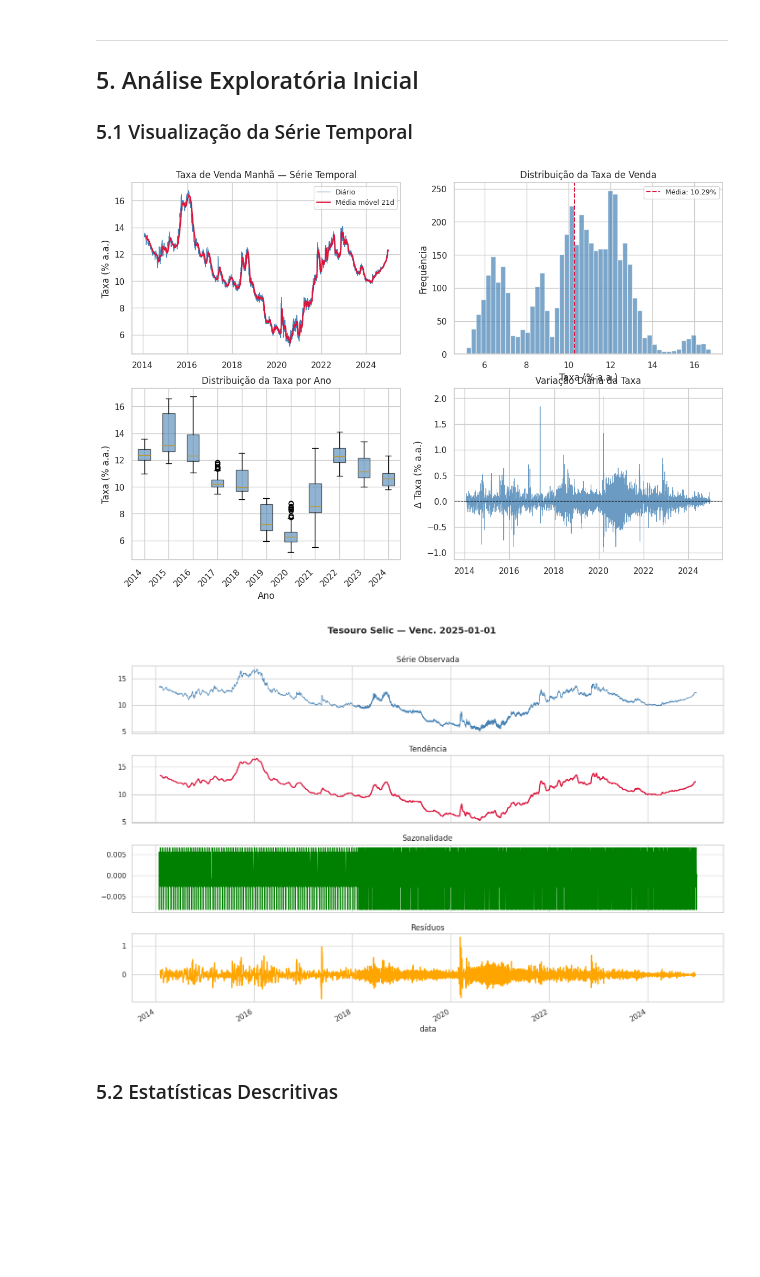
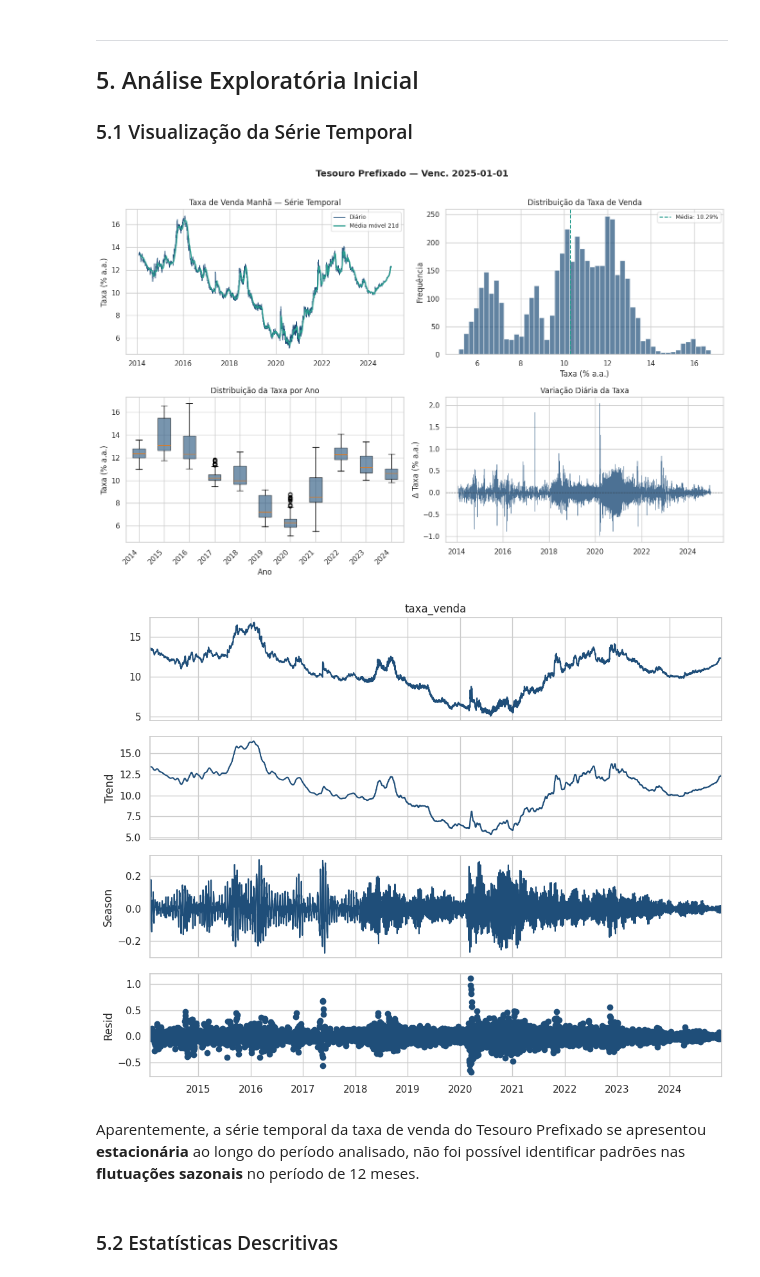
Before and after one commit to marciomocellin/machine-learning-tesouro-direto, a Jupyter notebook: MVP_Machine_Learning_Tesouro_Direto.ipynb, the cells around one changed output. Saved outputs shown, nothing was run; the diff lists cells and outputs as text; code cells hidden in the pictures; blank space fills up the shorter version.

```diff
--- a/MVP_Machine_Learning_Tesouro_Direto.ipynb
+++ b/MVP_Machine_Learning_Tesouro_Direto.ipynb
@@ -74,7 +74,16 @@ import warnings
 import time
 
 warnings.filterwarnings('ignore')
-sns.set_theme(style='whitegrid', palette='husl')
+
+# Paleta consistente para todas as visualizações
+COLOR_PRIMARY = '#1f4e79'     # Azul principal
+COLOR_SECONDARY = '#e07a1f'   # Laranja de contraste
+COLOR_ACCENT = '#2a9d8f'      # Verde para destaque
+COLOR_ALERT = '#c1121f'       # Vermelho para corte/limites
+COLOR_NEUTRAL = '#6c757d'     # Cinza para baseline
+COLOR_DARK = '#2f2f2f'
+
+sns.set_theme(style='whitegrid', palette=[COLOR_PRIMARY, COLOR_SECONDARY, COLOR_ACCENT])
 pd.set_option('display.max_columns', None)
 pd.set_option('display.float_format', '{:.4f}'.format)
 
@@ -287,9 +296,9 @@ fig, axes = plt.subplots(2, 2, figsize=(14, 9))
 
 # --- Série temporal principal ---
 ax = axes[0, 0]
-ax.plot(df_sel.index, df_sel['taxa_venda'], linewidth=0.9, color='steelblue', label='Diário')
+ax.plot(df_sel.index, df_sel['taxa_venda'], linewidth=0.9, color=COLOR_PRIMARY, label='Diário')
 roll21 = df_sel['taxa_venda'].rolling(21).mean()
-ax.plot(df_sel.index, roll21, linewidth=1.8, color='crimson', label='Média móvel 21d')
+ax.plot(df_sel.index, roll21, linewidth=1.8, color=COLOR_ACCENT, label='Média móvel 21d')
 ax.set_title('Taxa de Venda Manhã — Série Temporal', fontsize=12)
 ax.set_ylabel('Taxa (% a.a.)')
 ax.legend(fontsize=9)
@@ -297,61 +306,57 @@ ax.xaxis.set_major_formatter(mdates.DateFormatter('%Y'))
 
 # --- Distribuição ---
 ax = axes[0, 1]
-ax.hist(df_sel['taxa_venda'].dropna(), bins=50, color='steelblue', alpha=0.7, edgecolor='white')
-ax.axvline(df_sel['taxa_venda'].mean(), color='crimson', linestyle='--',
+ax.hist(df_sel['taxa_venda'].dropna(), bins=50, color=COLOR_PRIMARY, alpha=0.7, edgecolor='white')
+ax.axvline(df_sel['taxa_venda'].mean(), color=COLOR_ACCENT, linestyle='--',
            linewidth=1.5, label=f'Média: {df_sel["taxa_venda"].mean():.2f}%')
 ax.set_title('Distribuição da Taxa de Venda', fontsize=12)
 ax.set_xlabel('Taxa (% a.a.)')
 ax.set_ylabel('Frequência')
 ax.legend(fontsize=9)
 
 # --- Boxplot por ano ---
 ax = axes[1, 0]
 df_ano = df_sel[['taxa_venda']].copy()
 df_ano['ano'] = df_sel.index.year
 grupos = [df_ano.loc[df_ano['ano'] == a, 'taxa_venda'].dropna().values
           for a in sorted(df_ano['ano'].unique())]
 anos = sorted(df_ano['ano'].unique())
 ax.boxplot(grupos, labels=anos, patch_artist=True,
-           boxprops=dict(facecolor='steelblue', alpha=0.6))
+           boxprops=dict(facecolor=COLOR_PRIMARY, alpha=0.6))
 ax.set_title('Distribuição da Taxa por Ano', fontsize=12)
 ax.set_xlabel('Ano')
 ax.set_ylabel('Taxa (% a.a.)')
 plt.setp(ax.get_xticklabels(), rotation=45, ha='right')
 
 # --- Variação diária ---
 ax = axes[1, 1]
 variacao = df_sel['taxa_venda'].diff()
-ax.plot(df_sel.index, variacao, linewidth=0.6, color='steelblue', alpha=0.8)
-ax.axhline(0, color='black', linewidth=0.8, linestyle='--')
+ax.plot(df_sel.index, variacao, linewidth=0.6, color=COLOR_PRIMARY, alpha=0.8)
+ax.axhline(0, color=COLOR_DARK, linewidth=0.8, linestyle='--')
 ax.set_title('Variação Diária da Taxa', fontsize=12)
 ax.set_ylabel('Δ Taxa (% a.a.)')
 ax.xaxis.set_major_formatter(mdates.DateFormatter('%Y'))
 
-# --- decompor uma série temporal ---
-
-
-decomposicao = seasonal_decompose(df_sel['taxa_venda'], model='additive', period=12)
-fig, (ax1, ax2, ax3, ax4) = plt.subplots(4, 1, figsize=(14, 9), sharex=True)
-decomposicao.observed.plot(ax=ax1, color='steelblue', linewidth=0.9)
-ax1.set_title('Série Observada', fontsize=12)
-decomposicao.trend.plot(ax=ax2, color='crimson', linewidth=1.8)
-ax2.set_title('Tendência', fontsize=12)
-decomposicao.seasonal.plot(ax=ax3, color='green', linewidth=1.8)
-ax3.set_title('Sazonalidade', fontsize=12)
-decomposicao.resid.plot(ax=ax4, color='orange', linewidth=1.8)
-ax4.set_title('Resíduos', fontsize=12)
-plt.tight_layout()
 
 plt.suptitle(
-    f'Tesouro Selic — Venc. {melhor_venc.date()}',
+    f'Tesouro Prefixado — Venc. {melhor_venc.date()}',
     fontsize=14, fontweight='bold', y=1.01
 )
 plt.tight_layout()
 plt.show()
 # %% [output]
-[figure, old version]
+[figure, new version]
-[figure, removed]
+# %%
+# --- decompor uma série temporal ---
+
+stl = STL(serie, period=12)
+resultado_stl = stl.fit()
+resultado_stl.plot()
+plt.show()
+# %% [output]
+[figure, added]
+# %% [markdown]
+Aparentemente, a série temporal da taxa de venda do Tesouro Prefixado se apresentou **estacionária** ao longo do período analisado, não foi possível identificar padrões nas **flutuações sazonais** no período de 12 meses.
 # %% [markdown]
 ### 5.2 Estatísticas Descritivas
 # %%
```
Also changed, not shown: parts of 16 cells of this notebook.
